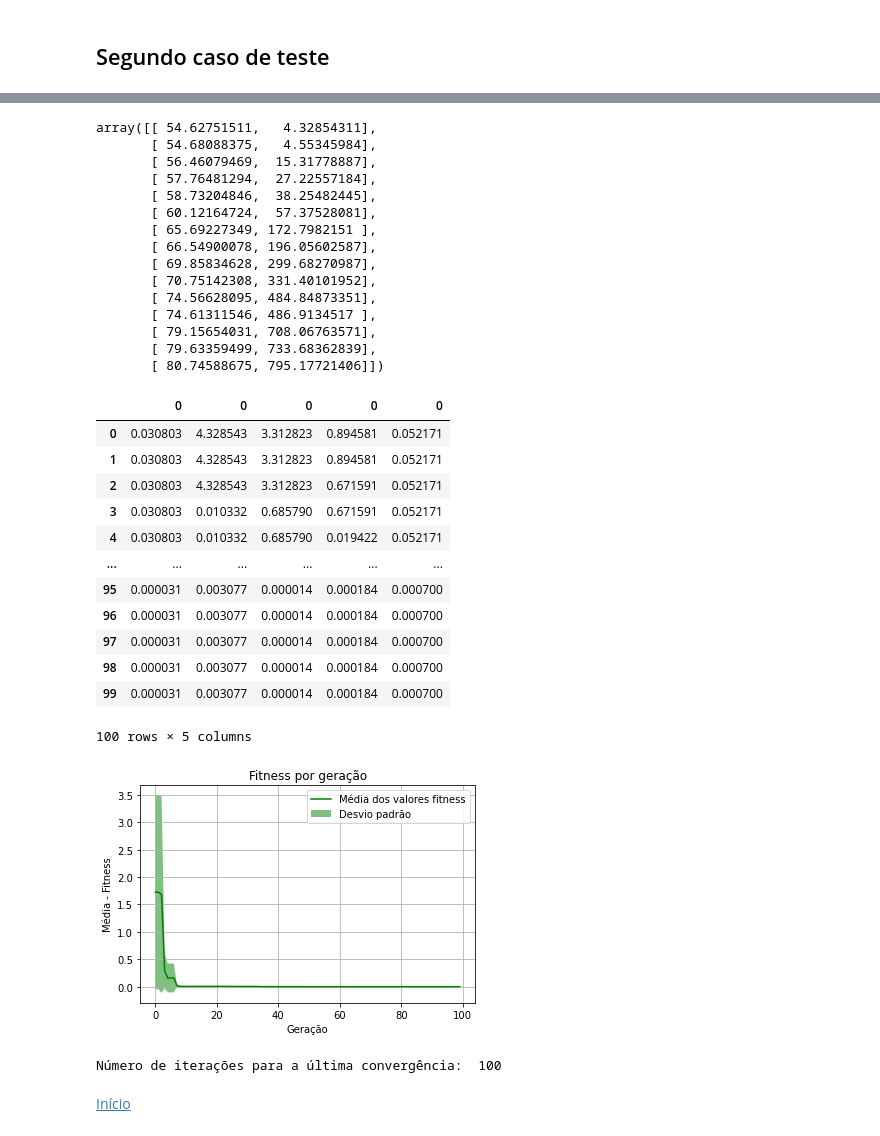
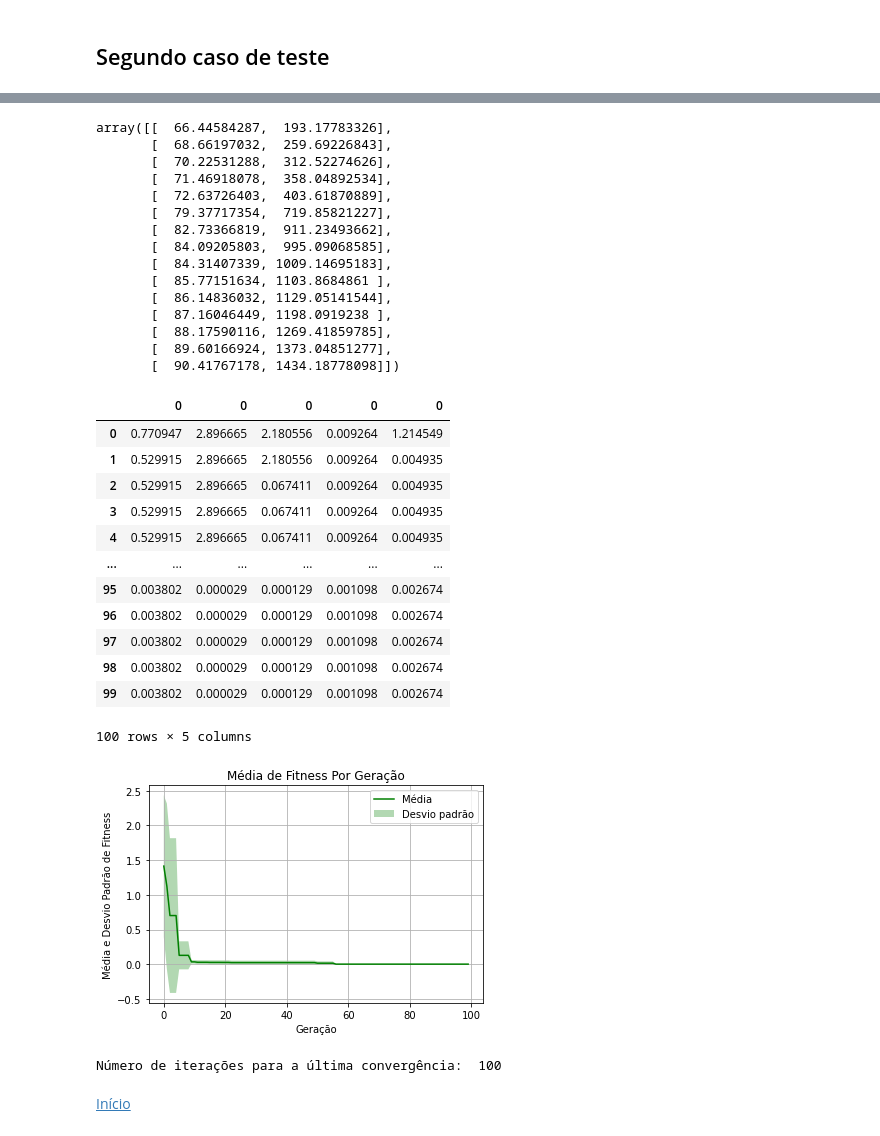
Before and after one commit to julianaAuzier/topicos-especiais-computacao-trabalho1, a Jupyter notebook: 2 - testing random walk.ipynb, the cells around one changed output, grey strips where cells are left out. Cells and saved outputs as stored; diff of their text form; code cells hidden in the pictures.

```diff
--- a/2 - testing random walk.ipynb
+++ b/2 - testing random walk.ipynb
@@ -105,5 +105,5 @@ array([[ 2.04352161e+00,  3.69203882e+00,  3.52298531e+00,
 # %%
 #ordenação
-pop_ord = pop[pop[0:, -1].argsort()]
+pop_ord = pop[abs(pop[0:, -1]).argsort()]
 pop_ord
 # %% [output]
@@ -153,6 +155,4 @@ delta = 0.01
 # %%
-sem_evoluir = 100
-i_desejadas = 5
 tabela = pd.DataFrame()
 
 for j in range(i_desejadas):
@@ -177,7 +177,7 @@ for j in range(i_desejadas):
             nova_melhor_pop = np.append(nova_melhor_pop,(nova_pop),axis= 0)
 
             #reordena
-            melhor_pop = nova_melhor_pop[nova_melhor_pop[0:, -1].argsort()]
+            melhor_pop = nova_melhor_pop[abs(nova_melhor_pop[0:, -1]).argsort()]
 
             #melhor fit dessa geração
             melhor_i.append(melhor_pop[0:1,-1])
@@ -339,25 +339,25 @@ array([[1.05325021e+02, 2.78551952e+03],
 # %%
 #ordenar
-palavra_ord = palavra[palavra[0:, -1].argsort()]
+palavra_ord = palavra[abs(palavra[0:, -1]).argsort()]
 #50% melhores
 melhor_palavra_inicial = palavra_ord[0:int(tamanho_2/2),:]
 melhor_palavra_inicial
 # %% [output]
-array([[ 54.62751511,   4.32854311],
-       [ 54.68088375,   4.55345984],
-       [ 56.46079469,  15.31778887],
-       [ 57.76481294,  27.22557184],
-       [ 58.73204846,  38.25482445],
-       [ 60.12164724,  57.37528081],
-       [ 65.69227349, 172.7982151 ],
-       [ 66.54900078, 196.05602587],
-       [ 69.85834628, 299.68270987],
-       [ 70.75142308, 331.40101952],
-       [ 74.56628095, 484.84873351],
-       [ 74.61311546, 486.9134517 ],
-       [ 79.15654031, 708.06763571],
-       [ 79.63359499, 733.68362839],
-       [ 80.74588675, 795.17721406]])
+array([[  66.44584287,  193.17783326],
+       [  68.66197032,  259.69226843],
+       [  70.22531288,  312.52274626],
+       [  71.46918078,  358.04892534],
+       [  72.63726403,  403.61870889],
+       [  79.37717354,  719.85821227],
+       [  82.73366819,  911.23493662],
+       [  84.09205803,  995.09068585],
+       [  84.31407339, 1009.14695183],
+       [  85.77151634, 1103.8684861 ],
+       [  86.14836032, 1129.05141544],
+       [  87.16046449, 1198.0919238 ],
+       [  88.17590116, 1269.41859785],
+       [  89.60166924, 1373.04851277],
+       [  90.41767178, 1434.18778098]])
 # %%
 #contagem de geração estagnada
 cont = 0
@@ -419,7 +415,7 @@ for j in range(i_desejadas):
             if evolucao <= delta:
                 cont += 1
 
-            elif evolucao == delta:
+            elif evolucao > delta:
                 cont=0
 
             elif sem_evoluir == cont:
@@ -436,30 +432,30 @@ desvioSup2 = media2 + desvioP2
 tabela2
 # %% [output]
 |  | 0 | 0 | 0 | 0 | 0 |
-| 0 | 0.030803 | 4.328543 | 3.312823 | 0.894581 | 0.052171 |
-| 1 | 0.030803 | 4.328543 | 3.312823 | 0.894581 | 0.052171 |
-| 2 | 0.030803 | 4.328543 | 3.312823 | 0.671591 | 0.052171 |
-| 3 | 0.030803 | 0.010332 | 0.685790 | 0.671591 | 0.052171 |
-| 4 | 0.030803 | 0.010332 | 0.685790 | 0.019422 | 0.052171 |
+| 0 | 0.770947 | 2.896665 | 2.180556 | 0.009264 | 1.214549 |
+| 1 | 0.529915 | 2.896665 | 2.180556 | 0.009264 | 0.004935 |
+| 2 | 0.529915 | 2.896665 | 0.067411 | 0.009264 | 0.004935 |
+| 3 | 0.529915 | 2.896665 | 0.067411 | 0.009264 | 0.004935 |
+| 4 | 0.529915 | 2.896665 | 0.067411 | 0.009264 | 0.004935 |
 | ... | ... | ... | ... | ... | ... |
-| 95 | 0.000031 | 0.003077 | 0.000014 | 0.000184 | 0.000700 |
-| 96 | 0.000031 | 0.003077 | 0.000014 | 0.000184 | 0.000700 |
-| 97 | 0.000031 | 0.003077 | 0.000014 | 0.000184 | 0.000700 |
-| 98 | 0.000031 | 0.003077 | 0.000014 | 0.000184 | 0.000700 |
-| 99 | 0.000031 | 0.003077 | 0.000014 | 0.000184 | 0.000700 |
+| 95 | 0.003802 | 0.000029 | 0.000129 | 0.001098 | 0.002674 |
+| 96 | 0.003802 | 0.000029 | 0.000129 | 0.001098 | 0.002674 |
+| 97 | 0.003802 | 0.000029 | 0.000129 | 0.001098 | 0.002674 |
+| 98 | 0.003802 | 0.000029 | 0.000129 | 0.001098 | 0.002674 |
+| 99 | 0.003802 | 0.000029 | 0.000129 | 0.001098 | 0.002674 |
 100 rows × 5 columns
 # %%
-plt.title("Fitness por geração")
+plt.title("Média de Fitness Por Geração")
 plt.xlabel("Geração")
-plt.ylabel("Média - Fitness")
-plt.plot(media2, color = "green", label = "Média dos valores fitness")
-plt.fill_between(range(len(media2)), desvioSup2, desvioInf2, facecolor='green', alpha=0.5, label ='Desvio padrão')
+plt.ylabel("Média e Desvio Padrão de Fitness")
+plt.plot(media2, color = "green", label = "Média")
+plt.fill_between(range(len(media2)), desvioSup2, desvioInf2, facecolor='green', alpha=0.3, label ='Desvio padrão')
 plt.grid(True)
 plt.legend()
 plt.show()
 print('\nNúmero de iterações para a última convergência: ',i+1)
 # %% [output]
-[figure, old version]
+[figure, new version]
 Número de iterações para a última convergência:  100
 # %% [markdown]
 [Início](#Índice)<br>
```
Also changed, not shown: parts of 20 cells of this notebook.
